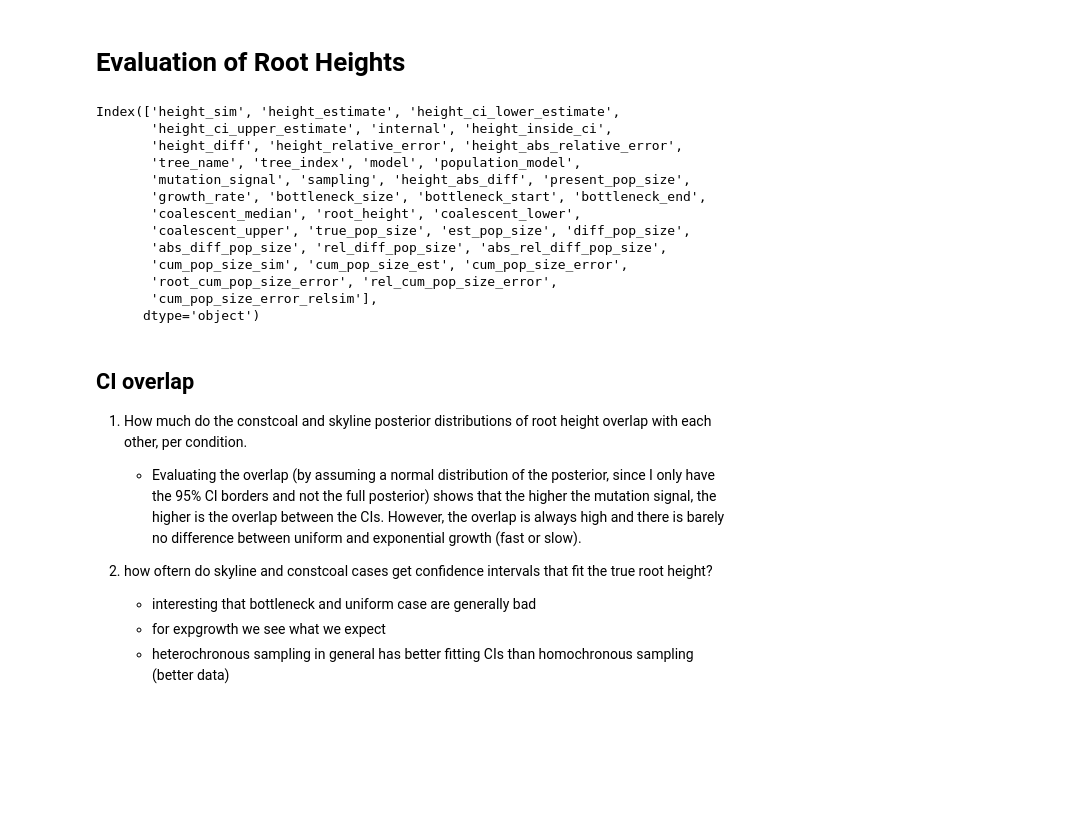
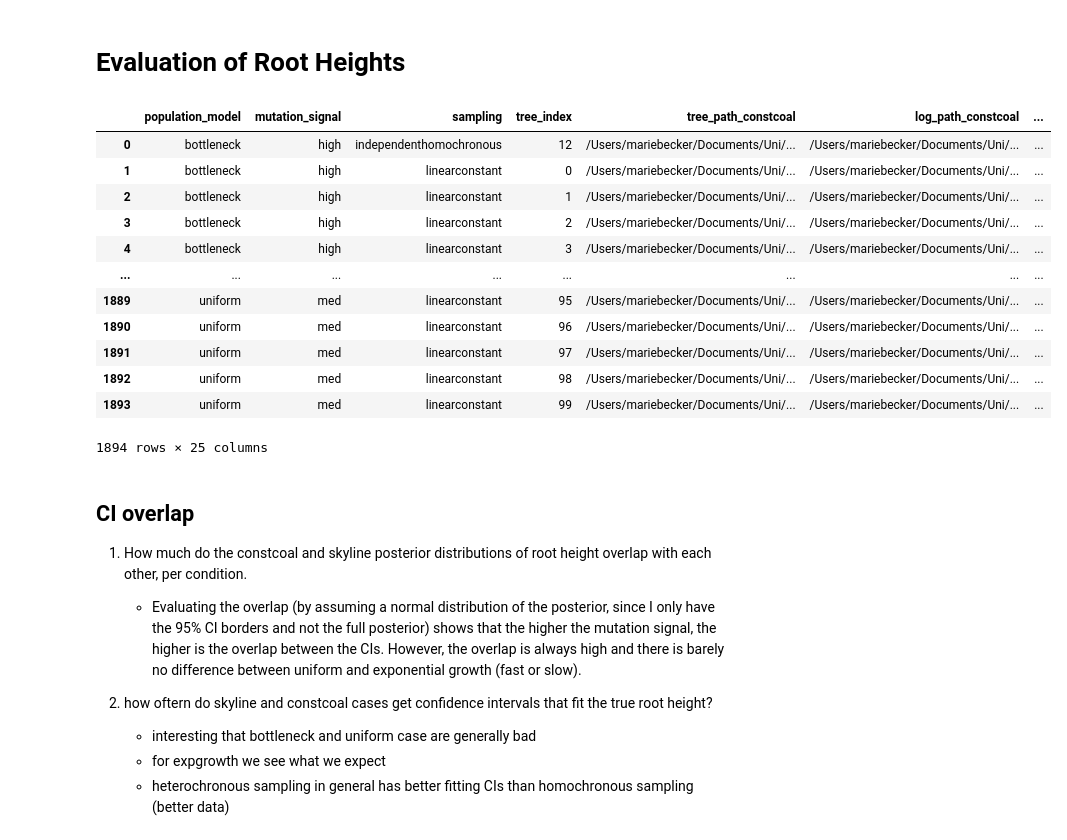
Before and after one commit to marie3003/BESP_paper-analyses, a Jupyter notebook: workflows/evaluate_root_heights.ipynb, the cells around one changed output. Cells and saved outputs as stored; diff of their text form; code cells hidden in the pictures; blank space fills up the shorter version.

```diff
--- a/workflows/evaluate_root_heights.ipynb
+++ b/workflows/evaluate_root_heights.ipynb
@@ -35,22 +35,22 @@ root_height_df = get_root_height_df(tree_metrics_combined)
 root_height_df['cum_pop_size_abs_error'] = np.abs(root_height_df['cum_pop_size_error'])
 root_height_df['cum_pop_size_error_relsim'] = root_height_df['cum_pop_size_error'] / root_height_df['cum_pop_size_sim']
 root_height_df_wide = get_root_height_df_wide(root_height_df)
-# %%
-root_height_df.columns
-# %% [output]
-Index(['height_sim', 'height_estimate', 'height_ci_lower_estimate',
-       'height_ci_upper_estimate', 'internal', 'height_inside_ci',
-       'height_diff', 'height_relative_error', 'height_abs_relative_error',
-       'tree_name', 'tree_index', 'model', 'population_model',
-       'mutation_signal', 'sampling', 'height_abs_diff', 'present_pop_size',
-       'growth_rate', 'bottleneck_size', 'bottleneck_start', 'bottleneck_end',
-       'coalescent_median', 'root_height', 'coalescent_lower',
-       'coalescent_upper', 'true_pop_size', 'est_pop_size', 'diff_pop_size',
-       'abs_diff_pop_size', 'rel_diff_pop_size', 'abs_rel_diff_pop_size',
-       'cum_pop_size_sim', 'cum_pop_size_est', 'cum_pop_size_error',
-       'root_cum_pop_size_error', 'rel_cum_pop_size_error',
-       'cum_pop_size_error_relsim'],
-      dtype='object')
+# %%
+overview_df_
+# %% [output]
+|  | population_model | mutation_signal | sampling | tree_index | tree_path_constcoal | log_path_constcoal | ... |
+| 0 | bottleneck | high | independenthomochronous | 12 | /Users/mariebecker/Documents/Uni/... | /Users/mariebecker/Documents/Uni/... | ... |
+| 1 | bottleneck | high | linearconstant | 0 | /Users/mariebecker/Documents/Uni/... | /Users/mariebecker/Documents/Uni/... | ... |
+| 2 | bottleneck | high | linearconstant | 1 | /Users/mariebecker/Documents/Uni/... | /Users/mariebecker/Documents/Uni/... | ... |
+| 3 | bottleneck | high | linearconstant | 2 | /Users/mariebecker/Documents/Uni/... | /Users/mariebecker/Documents/Uni/... | ... |
+| 4 | bottleneck | high | linearconstant | 3 | /Users/mariebecker/Documents/Uni/... | /Users/mariebecker/Documents/Uni/... | ... |
+| ... | ... | ... | ... | ... | ... | ... | ... |
+| 1889 | uniform | med | linearconstant | 95 | /Users/mariebecker/Documents/Uni/... | /Users/mariebecker/Documents/Uni/... | ... |
+| 1890 | uniform | med | linearconstant | 96 | /Users/mariebecker/Documents/Uni/... | /Users/mariebecker/Documents/Uni/... | ... |
+| 1891 | uniform | med | linearconstant | 97 | /Users/mariebecker/Documents/Uni/... | /Users/mariebecker/Documents/Uni/... | ... |
+| 1892 | uniform | med | linearconstant | 98 | /Users/mariebecker/Documents/Uni/... | /Users/mariebecker/Documents/Uni/... | ... |
+| 1893 | uniform | med | linearconstant | 99 | /Users/mariebecker/Documents/Uni/... | /Users/mariebecker/Documents/Uni/... | ... |
+1894 rows × 25 columns
 # %% [markdown]
 ## CI overlap
 
```
Also changed, not shown: parts of 1 cell of this notebook, 5 other files.
